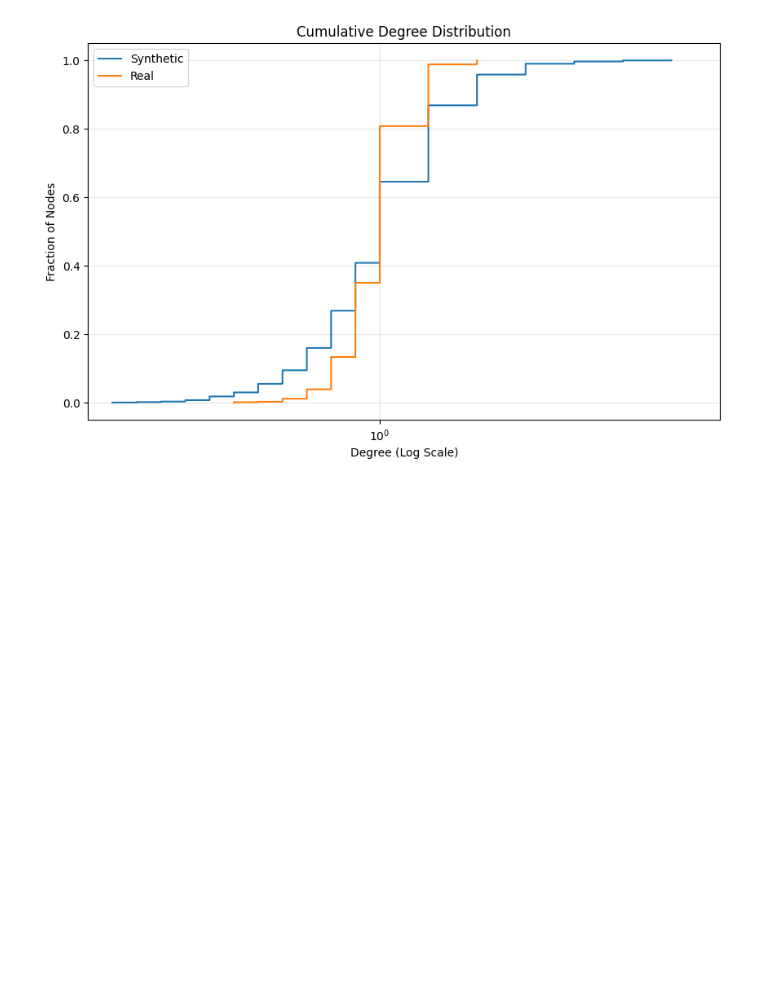
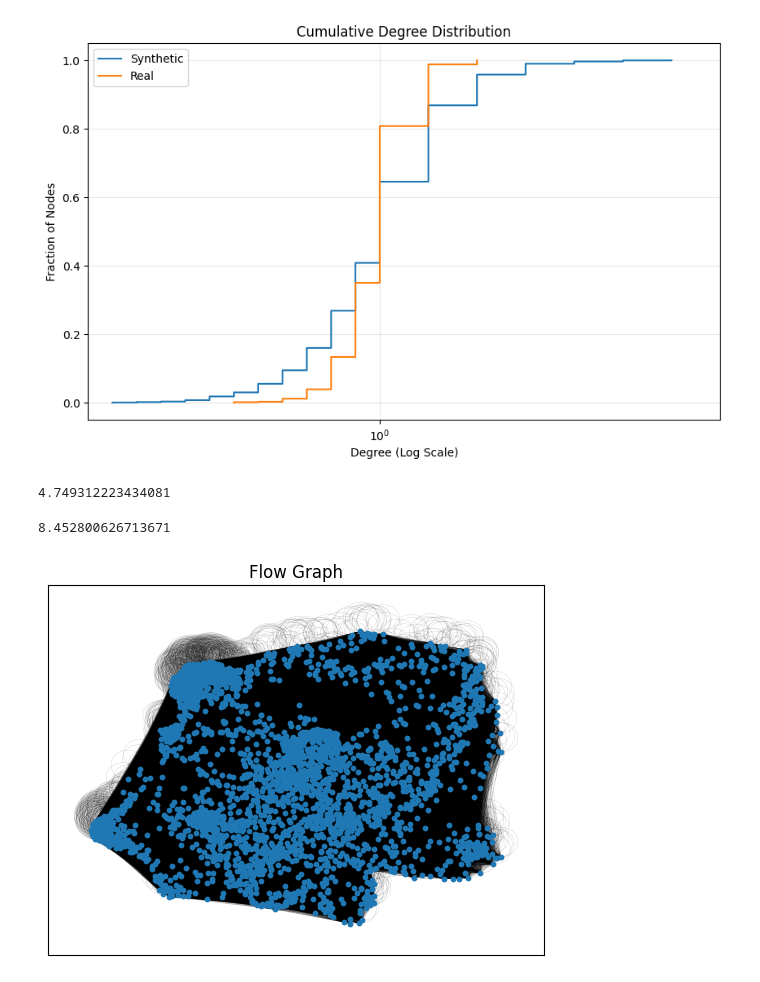
Before and after one commit to epnck/thesis, a Jupyter notebook: data generation/analysisSyntheticReal.ipynb, the cells around one changed output. Saved outputs shown, nothing was run; the diff lists cells and outputs as text; code cells hidden in the pictures; blank space fills up the shorter version.

Commit message:
edge density

```diff
--- a/data generation/analysisSyntheticReal.ipynb
+++ b/data generation/analysisSyntheticReal.ipynb
@@ -188,0 +200,12 @@ plot_cdf(gen_degrees, real_degrees)
+# %%
+edge_density(real_graph)
+# %% [output]
+4.749312223434081
+# %%
+edge_density(synthetic_graphfixedmaybe)
+# %% [output]
+8.452800626713671
+# %%
+visualise_graph(synthetic_graph2)
+# %% [output]
+[figure, added]
```
Also changed, not shown: parts of 2 cells of this notebook.
